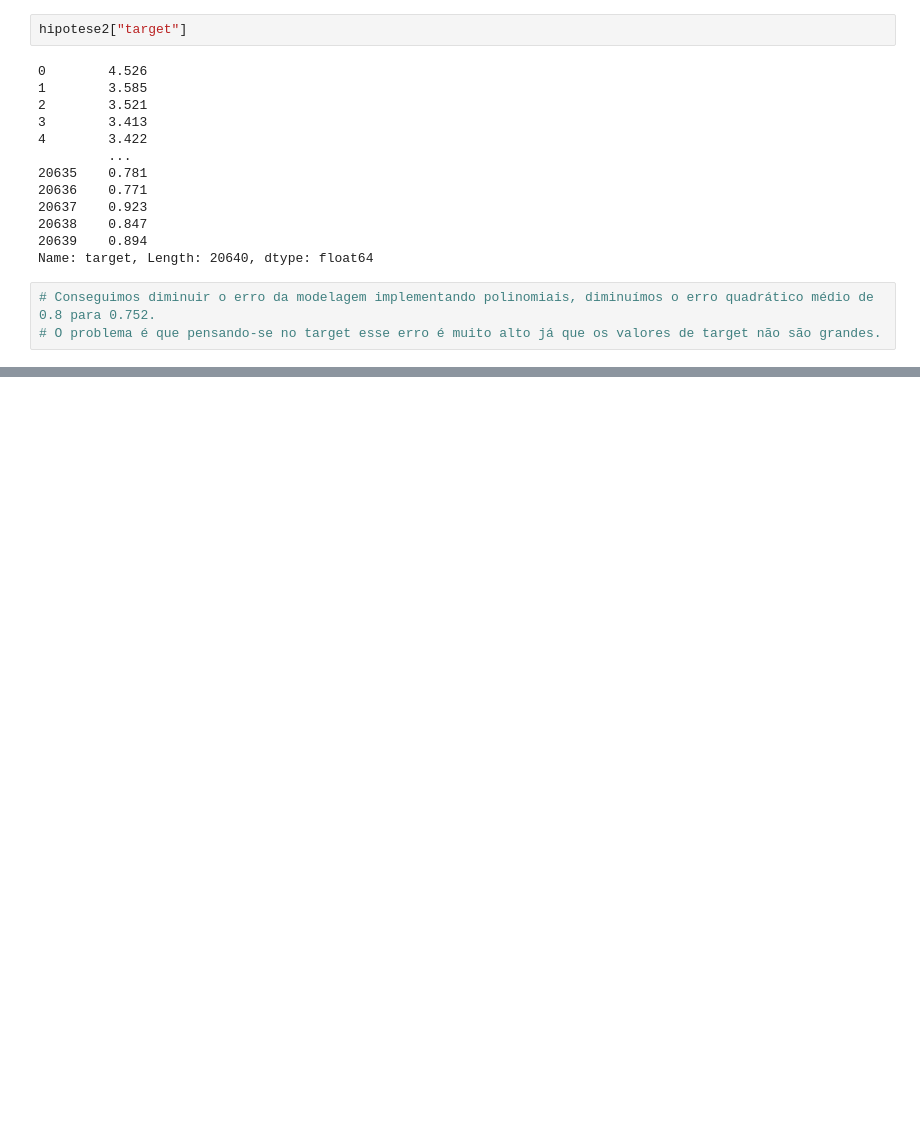
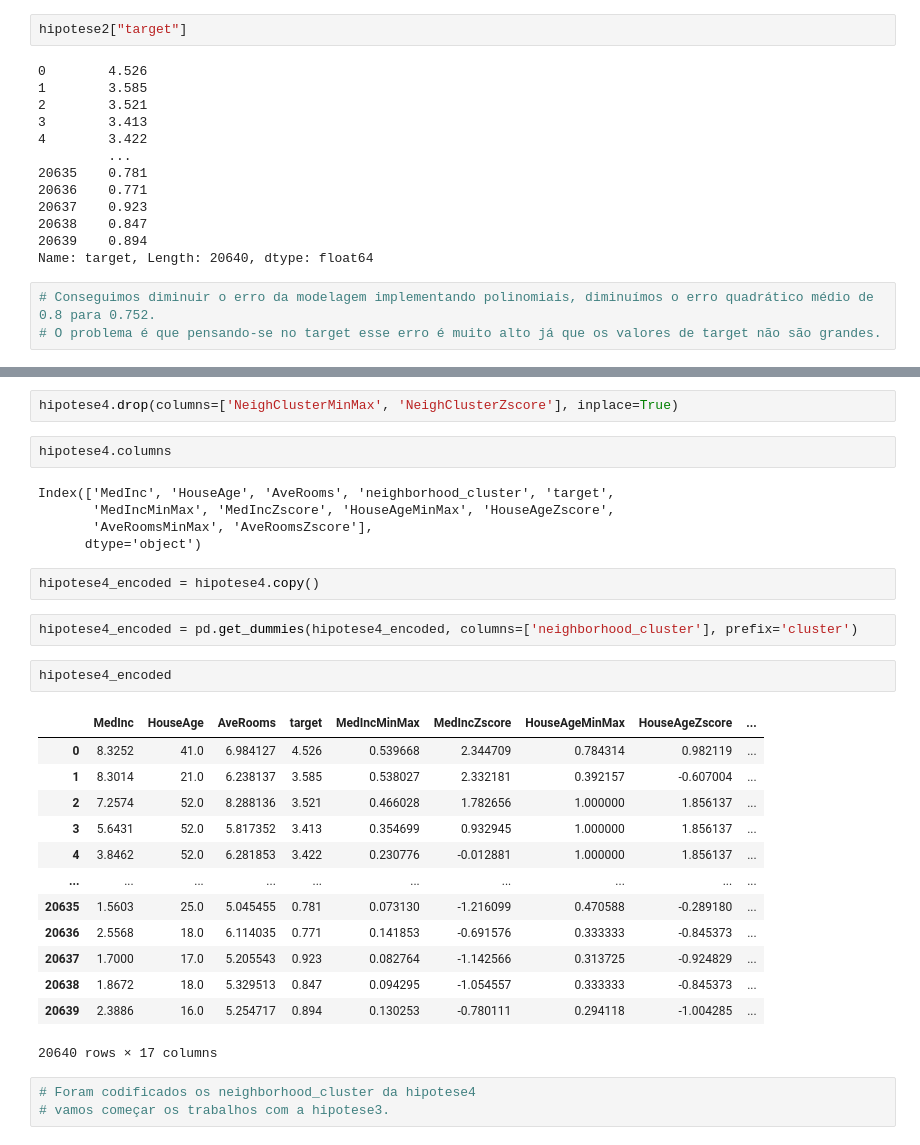
Before and after one commit to JeanBR1993/estudosML, a Jupyter notebook: estudoML.ipynb, the cells around one changed output, grey strips where cells are left out. Drawn from its saved outputs; the diff is of its cells as text; blank space fills up the shorter version.

```diff
--- a/estudoML.ipynb
+++ b/estudoML.ipynb
@@ -399,0 +417,32 @@ Name: target, Length: 20640, dtype: float64
+# %%
+hipotese4.drop(columns=['NeighClusterMinMax', 'NeighClusterZscore'], inplace=True)
+# %%
+hipotese4.columns
+# %% [output]
+Index(['MedInc', 'HouseAge', 'AveRooms', 'neighborhood_cluster', 'target',
+       'MedIncMinMax', 'MedIncZscore', 'HouseAgeMinMax', 'HouseAgeZscore',
+       'AveRoomsMinMax', 'AveRoomsZscore'],
+      dtype='object')
+# %%
+hipotese4_encoded = hipotese4.copy()
+# %%
+hipotese4_encoded = pd.get_dummies(hipotese4_encoded, columns=['neighborhood_cluster'], prefix='cluster')
+# %%
+hipotese4_encoded
+# %% [output]
+|  | MedInc | HouseAge | AveRooms | target | MedIncMinMax | MedIncZscore | HouseAgeMinMax | HouseAgeZscore | ... |
+| 0 | 8.3252 | 41.0 | 6.984127 | 4.526 | 0.539668 | 2.344709 | 0.784314 | 0.982119 | ... |
+| 1 | 8.3014 | 21.0 | 6.238137 | 3.585 | 0.538027 | 2.332181 | 0.392157 | -0.607004 | ... |
+| 2 | 7.2574 | 52.0 | 8.288136 | 3.521 | 0.466028 | 1.782656 | 1.000000 | 1.856137 | ... |
+| 3 | 5.6431 | 52.0 | 5.817352 | 3.413 | 0.354699 | 0.932945 | 1.000000 | 1.856137 | ... |
+| 4 | 3.8462 | 52.0 | 6.281853 | 3.422 | 0.230776 | -0.012881 | 1.000000 | 1.856137 | ... |
+| ... | ... | ... | ... | ... | ... | ... | ... | ... | ... |
+| 20635 | 1.5603 | 25.0 | 5.045455 | 0.781 | 0.073130 | -1.216099 | 0.470588 | -0.289180 | ... |
+| 20636 | 2.5568 | 18.0 | 6.114035 | 0.771 | 0.141853 | -0.691576 | 0.333333 | -0.845373 | ... |
+| 20637 | 1.7000 | 17.0 | 5.205543 | 0.923 | 0.082764 | -1.142566 | 0.313725 | -0.924829 | ... |
+| 20638 | 1.8672 | 18.0 | 5.329513 | 0.847 | 0.094295 | -1.054557 | 0.333333 | -0.845373 | ... |
+| 20639 | 2.3886 | 16.0 | 5.254717 | 0.894 | 0.130253 | -0.780111 | 0.294118 | -1.004285 | ... |
+20640 rows × 17 columns
+# %%
+# Foram codificados os neighborhood_cluster da hipotese4
+# vamos começar os trabalhos com a hipotese3.
```
Also changed, not shown: parts of 13 cells of this notebook, 2 other files.
